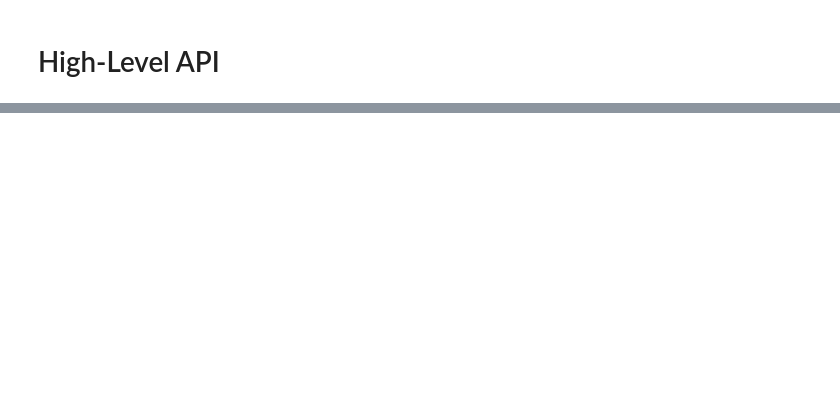
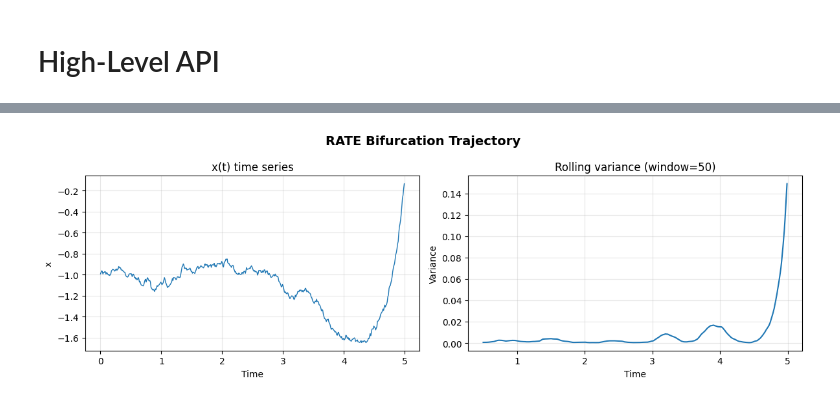
Before and after one commit to juannat7/tipbox, a Jupyter notebook: notebook/01_generate_data_pfn.ipynb, the cells around one changed output, grey strips where cells are left out. Drawn from its saved outputs; the diff is of its cells as text; code cells hidden in the pictures; blank space fills up the shorter version.

```diff
--- a/notebook/01_generate_data_pfn.ipynb
+++ b/notebook/01_generate_data_pfn.ipynb
@@ -282,0 +124,12 @@ plt.show()
+# %%
+import jax
+from tipbox import generate
+
+time, traj, info = generate.generate(
+    key=jax.random.PRNGKey(123),
+    steps_before_transition=1,
+    num_timesteps=500,
+    sigma_tilde=0.01,
+    tipping_type='rate',
+    null_simulation=False,
+)
@@ -282,0 +154,26 @@ plt.show()
+# %%
+# Visualize the trajectory
+fig, axes = plt.subplots(1, 2, figsize=(12, 4))
+
+# Time series of x
+axes[0].plot(time, traj[:, 0], linewidth=1)
+axes[0].set_xlabel('Time')
+axes[0].set_ylabel('x')
+axes[0].set_title('x(t) time series')
+axes[0].grid(True, alpha=0.3)
+
+# Variance over time (early warning signal)
+window = 50
+rolling_var = [jnp.var(traj[max(0, i-window):i, 0])
+                for i in range(window, len(traj))]
+axes[1].plot(time[window:], rolling_var, linewidth=1.5)
+axes[1].set_xlabel('Time')
+axes[1].set_ylabel('Variance')
+axes[1].set_title(f'Rolling variance (window={window})')
+axes[1].grid(True, alpha=0.3)
+
+plt.suptitle(f'{info["tipping_type"].upper()} Bifurcation Trajectory', fontsize=14, fontweight='bold')
+plt.tight_layout()
+plt.show()
+# %% [output]
+[figure, added]
```
Also changed, not shown: parts of 19 cells of this notebook, 6 other files.
